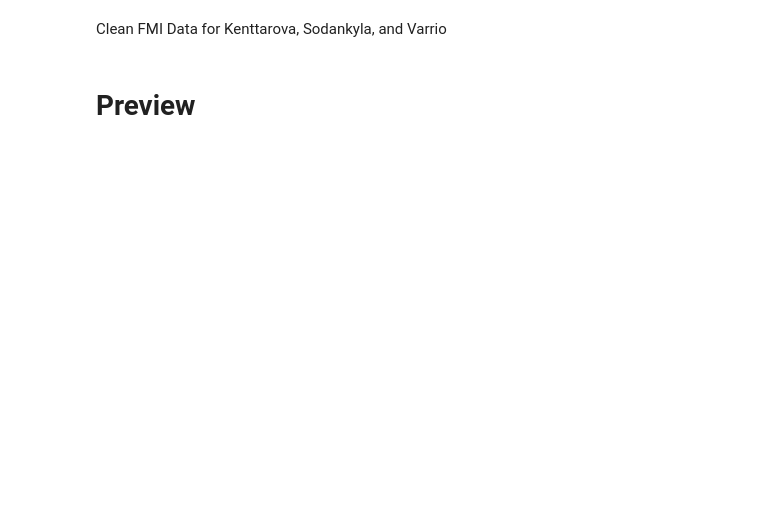
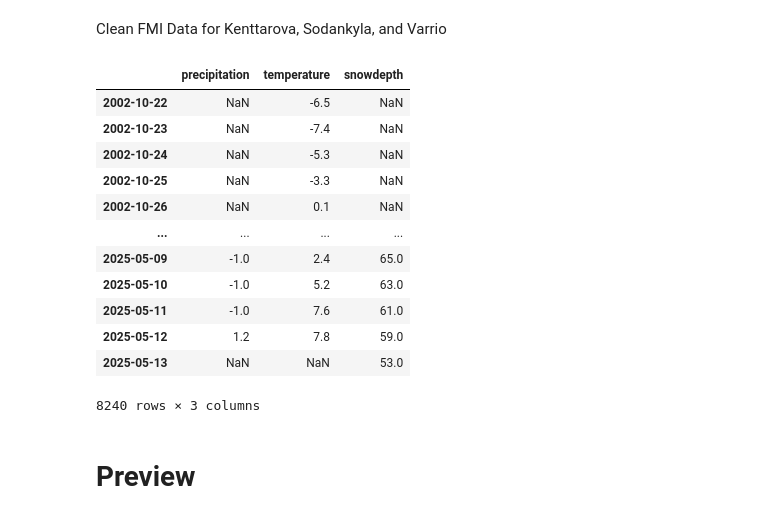
Before and after one commit to lauriequincey/arctic-ecosystems, a Jupyter notebook: climate processing.ipynb, the cells around one changed output. Cells and saved outputs as stored; diff of their text form; code cells hidden in the pictures; blank space fills up the shorter version.

```diff
--- a/climate processing.ipynb
+++ b/climate processing.ipynb
@@ -140,7 +140,7 @@ def prep_fmi(df):
     df = df.groupby("date", as_index = False).agg(lambda x: x.dropna().iloc[0] if not x.dropna().empty else np.nan)
 
     # Make date the index
-    df = df.set_index("date", drop = False)
+    df = df.set_index("date", drop = True)
     df.rename_axis(None, inplace = True) # Remove the index column header (avoids column header name confusion)
 
     # Clean
@@ -216,6 +216,21 @@ Clean FMI Data for Kenttarova, Sodankyla, and Varrio
 # %%
 fi_ken_clim = prep_fmi(fi_ken_clim)
 fi_sod_clim = prep_fmi(fi_sod_clim)
 fi_var_clim = prep_fmi(fi_var_clim)
+fi_ken_clim
+# %% [output]
+|  | precipitation | temperature | snowdepth |
+| 2002-10-22 | NaN | -6.5 | NaN |
+| 2002-10-23 | NaN | -7.4 | NaN |
+| 2002-10-24 | NaN | -5.3 | NaN |
+| 2002-10-25 | NaN | -3.3 | NaN |
+| 2002-10-26 | NaN | 0.1 | NaN |
+| ... | ... | ... | ... |
+| 2025-05-09 | -1.0 | 2.4 | 65.0 |
+| 2025-05-10 | -1.0 | 5.2 | 63.0 |
+| 2025-05-11 | -1.0 | 7.6 | 61.0 |
+| 2025-05-12 | 1.2 | 7.8 | 59.0 |
+| 2025-05-13 | NaN | NaN | 53.0 |
+8240 rows × 3 columns
 # %% [markdown]
 # Preview
```
Also changed, not shown: parts of 9 cells of this notebook.
